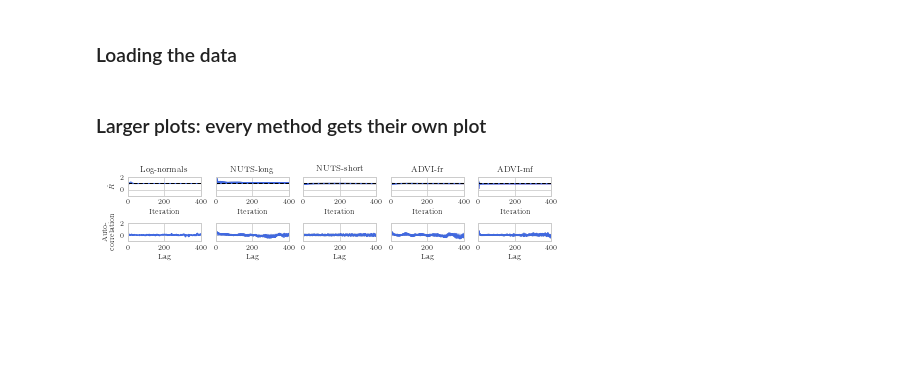
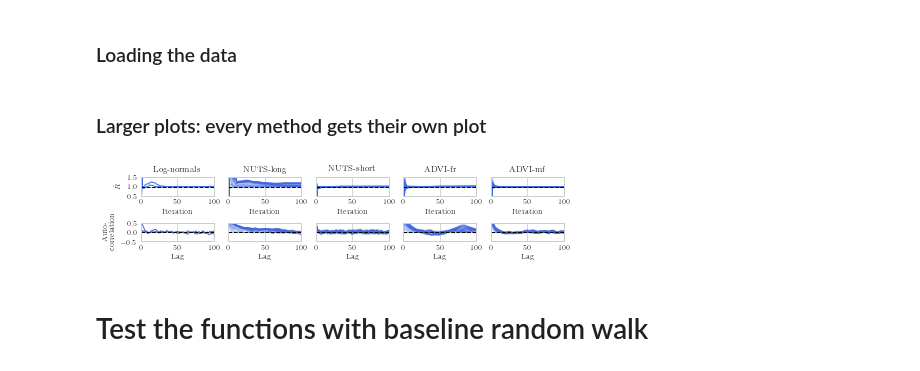
Before and after one commit to lrendsburg/Gibbs-priors, a Jupyter notebook: exp/fig_monitoring.ipynb, the cells around one changed output. Drawn from its saved outputs; the diff is of its cells as text; code cells hidden in the pictures; blank space fills up the shorter version.

```diff
--- a/exp/fig_monitoring.ipynb
+++ b/exp/fig_monitoring.ipynb
@@ -133,41 +126,43 @@ for j in range(5):
     for k in range(d):
         axs[0, j].plot(ts, R_hat[method][k, :], color=color, alpha=alpha[j], linewidth=linewidths[j])
 
-    ## Orientation line for R_hat
-    axs[0, j].axhline(1.1, c='k', linestyle='--', lw=1)
-
     # Autocorrelation
     for k in range(d):
         axs[1, j].plot(ts, auto_corr[method][k, :], color=color, alpha=alpha[j], linewidth=linewidths[j])
 
+    ## Orientation line for R_hat
+    axs[0, j].axhline(1, c='k', linestyle='--', lw=1)
+    axs[1, j].axhline(0, c='k', linestyle='--', lw=1)
 
     ## Axes
-    axs[0, j].set_ylim([-1, 2])
-    axs[1, j].set_ylim([-1, 2])
-    axs[0, j].set_xlim([0, 400])
-    axs[1, j].set_xlim([0, 400])
+    axs[0, j].set_ylim([.5, 1.5])
+    axs[1, j].set_ylim([-.5, .5])
+    axs[0, j].set_xlim([0, 100])
+    axs[1, j].set_xlim([0, 100])
     # Hide y-labels
     for i in range(2):
         if j!=0:
             axs[i, j].set_yticklabels([])
     # Hide x-labels
     # axs[0, j].set_xticklabels([])
 
 
 # Annotation
 for j in range(5):
     axs[0, j].set_title(method_names[methods_order[j]])
     axs[0, j].set_xlabel('Iteration')
     axs[1, j].set_xlabel('Lag')
 
 axs[0, 0].set_ylabel(r'$\hat{R}$')
 axs[1, 0].set_ylabel('Auto-\ncorrelation')
 
 # plt.legend(framealpha=1, frameon=True, loc='lower right')
 # plt.legend(framealpha=1, frameon=True)
 
 # plt.tight_layout()
 plt.savefig('../fig/monitoring.pdf', bbox_inches='tight')
 plt.show()
 # %% [output]
-[figure, old version]
+[figure, new version]
+# %% [markdown]
+# Test the functions with baseline random walk
```
Also changed, not shown: parts of 7 cells of this notebook, 3 other files.
